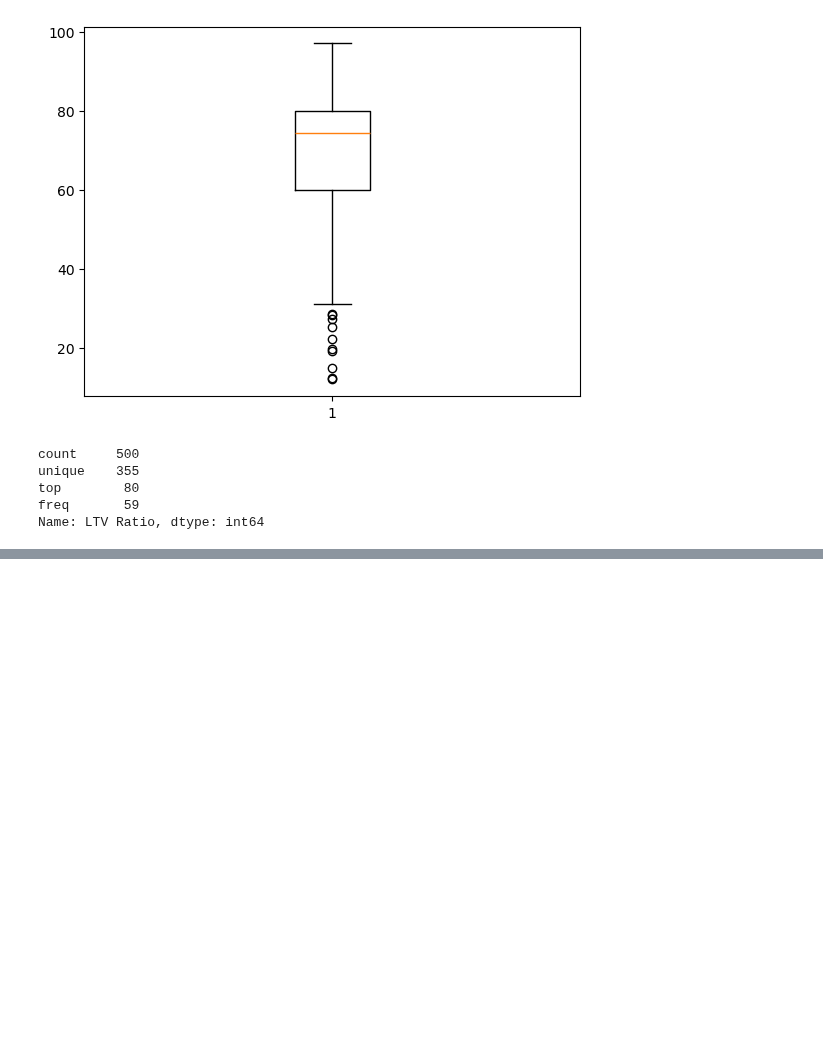
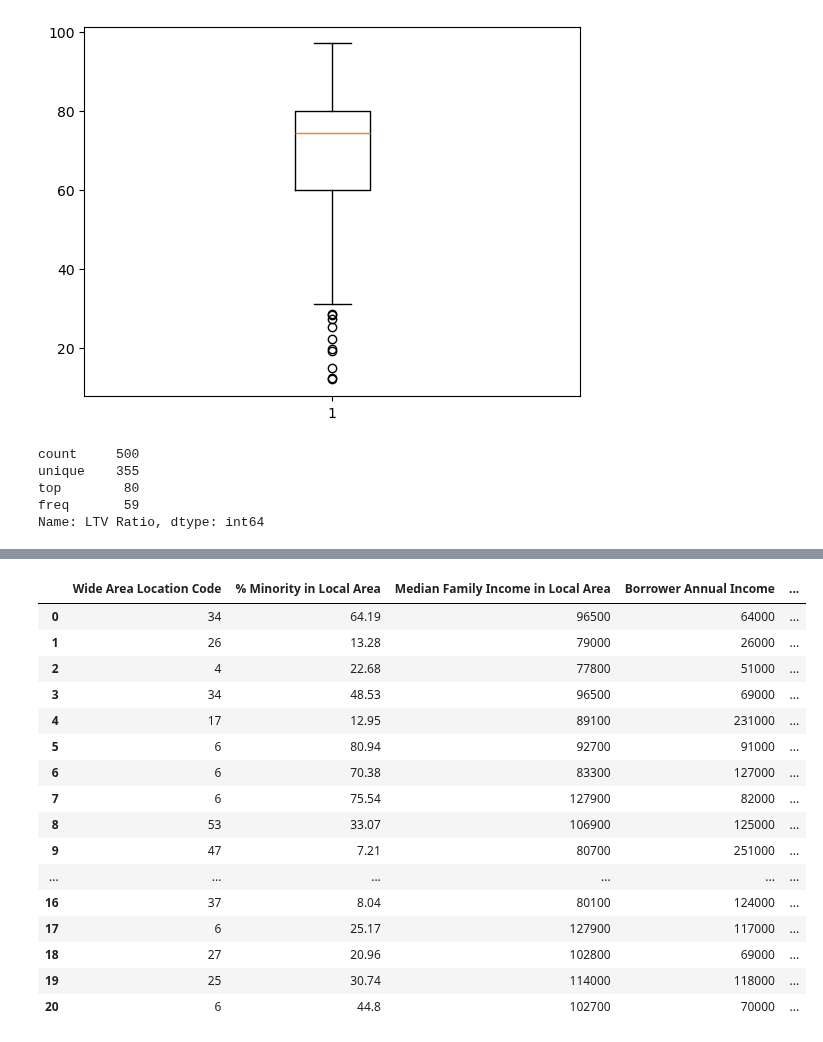
Before and after one commit to KunalNeon/CommBank, a Jupyter notebook: dataSet.ipynb, the cells around one changed output, grey strips where cells are left out. Cells and saved outputs as stored; diff of their text form; code cells hidden in the pictures; blank space fills up the shorter version.

```diff
--- a/dataSet.ipynb
+++ b/dataSet.ipynb
@@ -1083,0 +1099,21 @@ Name: LTV Ratio, dtype: int64
+# %%
+small_ltv=new_data_for_cluster[(new_data_for_cluster["LTV Ratio"]>=1)&(new_data_for_cluster["LTV Ratio"]<=35)].reset_index(drop=True)
+small_ltv
+# %% [output]
+|  | Wide Area Location Code | % Minority in Local Area | Median Family Income in Local Area | Borrower Annual Income | ... |
+| 0 | 34 | 64.19 | 96500 | 64000 | ... |
+| 1 | 26 | 13.28 | 79000 | 26000 | ... |
+| 2 | 4 | 22.68 | 77800 | 51000 | ... |
+| 3 | 34 | 48.53 | 96500 | 69000 | ... |
+| 4 | 17 | 12.95 | 89100 | 231000 | ... |
+| 5 | 6 | 80.94 | 92700 | 91000 | ... |
+| 6 | 6 | 70.38 | 83300 | 127000 | ... |
+| 7 | 6 | 75.54 | 127900 | 82000 | ... |
+| 8 | 53 | 33.07 | 106900 | 125000 | ... |
+| 9 | 47 | 7.21 | 80700 | 251000 | ... |
+| ... | ... | ... | ... | ... | ... |
+| 16 | 37 | 8.04 | 80100 | 124000 | ... |
+| 17 | 6 | 25.17 | 127900 | 117000 | ... |
+| 18 | 27 | 20.96 | 102800 | 69000 | ... |
+| 19 | 25 | 30.74 | 114000 | 118000 | ... |
+| 20 | 6 | 44.8 | 102700 | 70000 | ... |
```
Also changed, not shown: parts of 2 cells of this notebook.
